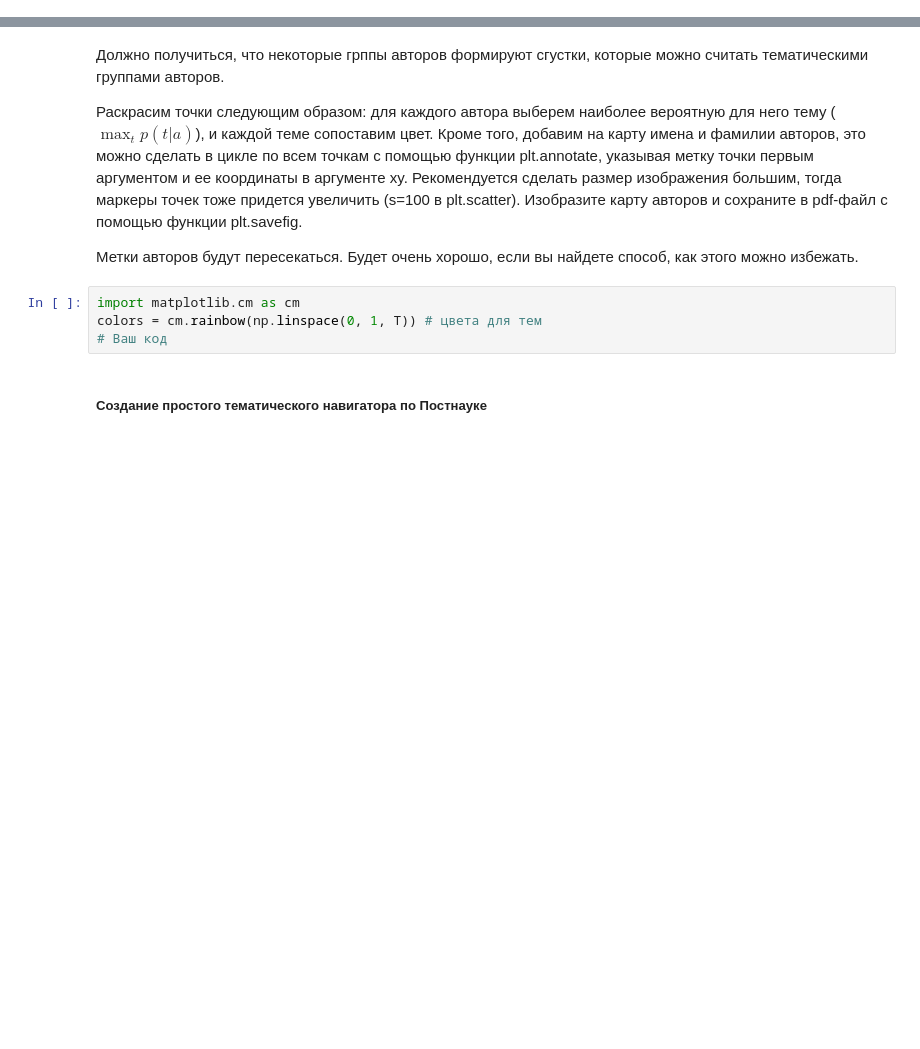
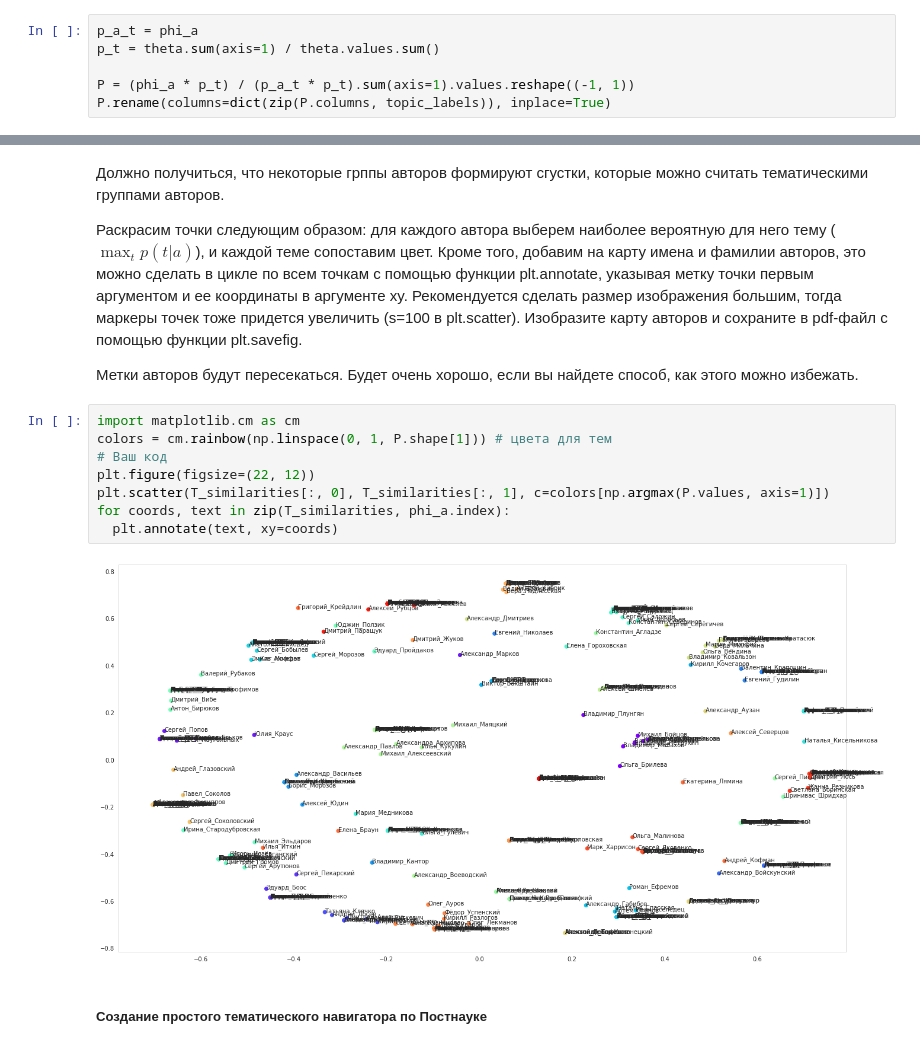
Before and after one commit to heorhii-bolotov/Python-Projects, a Jupyter notebook: CourseraML3/W4T2.ipynb, the cells around one changed output, grey strips where cells are left out. Drawn from its saved outputs; the diff is of its cells as text; blank space fills up the shorter version.

```diff
--- a/CourseraML3/W4T2.ipynb
+++ b/CourseraML3/W4T2.ipynb
@@ -146,0 +315,6 @@ from sklearn.metrics import pairwise_distances
+# %%
+p_a_t = phi_a
+p_t = theta.sum(axis=1) / theta.values.sum()
+
+P = (phi_a * p_t) / (p_a_t * p_t).sum(axis=1).values.reshape((-1, 1))
+P.rename(columns=dict(zip(P.columns, topic_labels)), inplace=True)
@@ -156,8 +352,14 @@ from sklearn.metrics import pairwise_distances
 Метки авторов будут пересекаться. Будет очень хорошо, если вы найдете способ, как этого можно избежать.
 # %%
 import matplotlib.cm as cm
-colors = cm.rainbow(np.linspace(0, 1, T)) # цвета для тем
+colors = cm.rainbow(np.linspace(0, 1, P.shape[1])) # цвета для тем
 # Ваш код
+plt.figure(figsize=(22, 12))
+plt.scatter(T_similarities[:, 0], T_similarities[:, 1], c=colors[np.argmax(P.values, axis=1)])
+for coords, text in zip(T_similarities, phi_a.index):
+  plt.annotate(text, xy=coords)
+# %% [output]
+[figure, added]
 # %% [markdown]
 ##### Создание простого тематического навигатора по Постнауке
 # %% [markdown]
```
Also changed, not shown: parts of 53 cells of this notebook.
